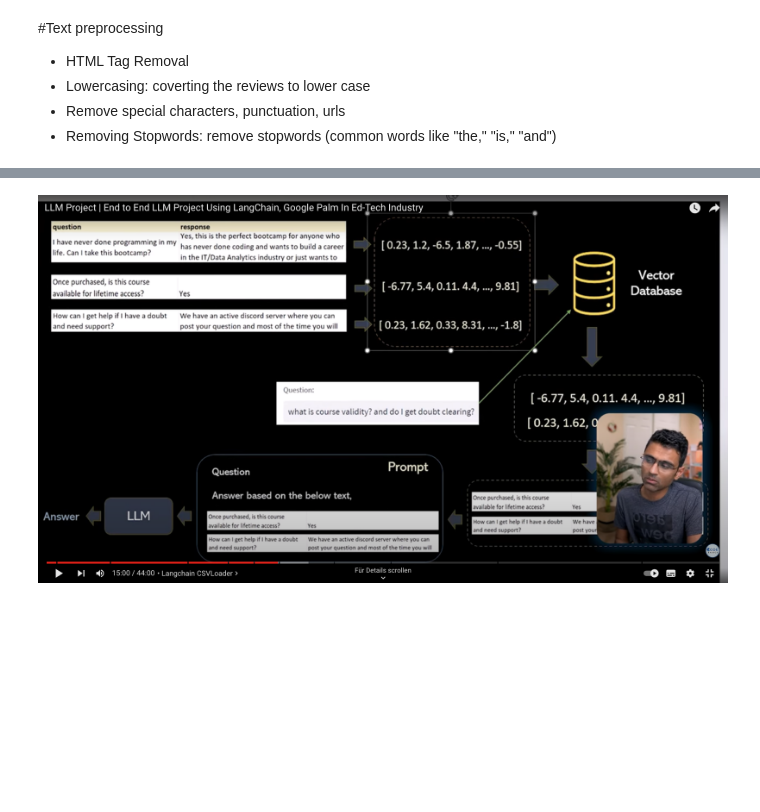
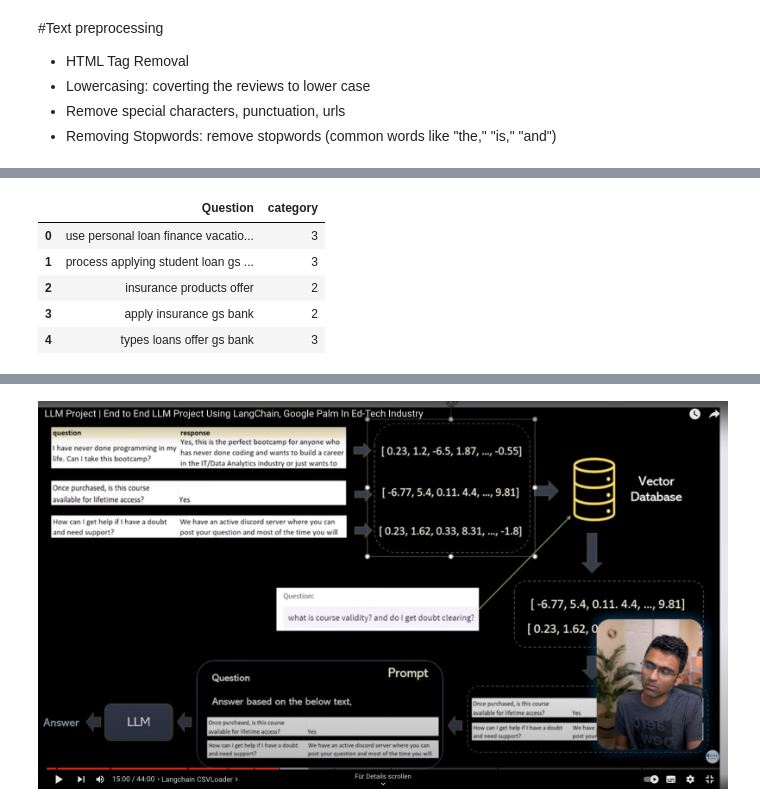
Before and after one commit to commitit/FinalProject, a Jupyter notebook: LLM.ipynb, the cells around one changed output, grey strips where cells are left out. Saved outputs shown, nothing was run; the diff lists cells and outputs as text; code cells hidden in the pictures; blank space fills up the shorter version.

```diff
--- a/LLM.ipynb
+++ b/LLM.ipynb
@@ -379,0 +302,11 @@ df['Question'] = df['Question'].apply(remove_stopwords)
+# %%
+df = df.drop(['Class', 'count_words'], axis=1)
+# %%
+df.head()
+# %% [output]
+|  | Question | category |
+| 0 | use personal loan finance vacatio... | 3 |
+| 1 | process applying student loan gs ... | 3 |
+| 2 | insurance products offer | 2 |
+| 3 | apply insurance gs bank | 2 |
+| 4 | types loans offer gs bank | 3 |
```
Also changed, not shown: parts of 76 cells of this notebook.
